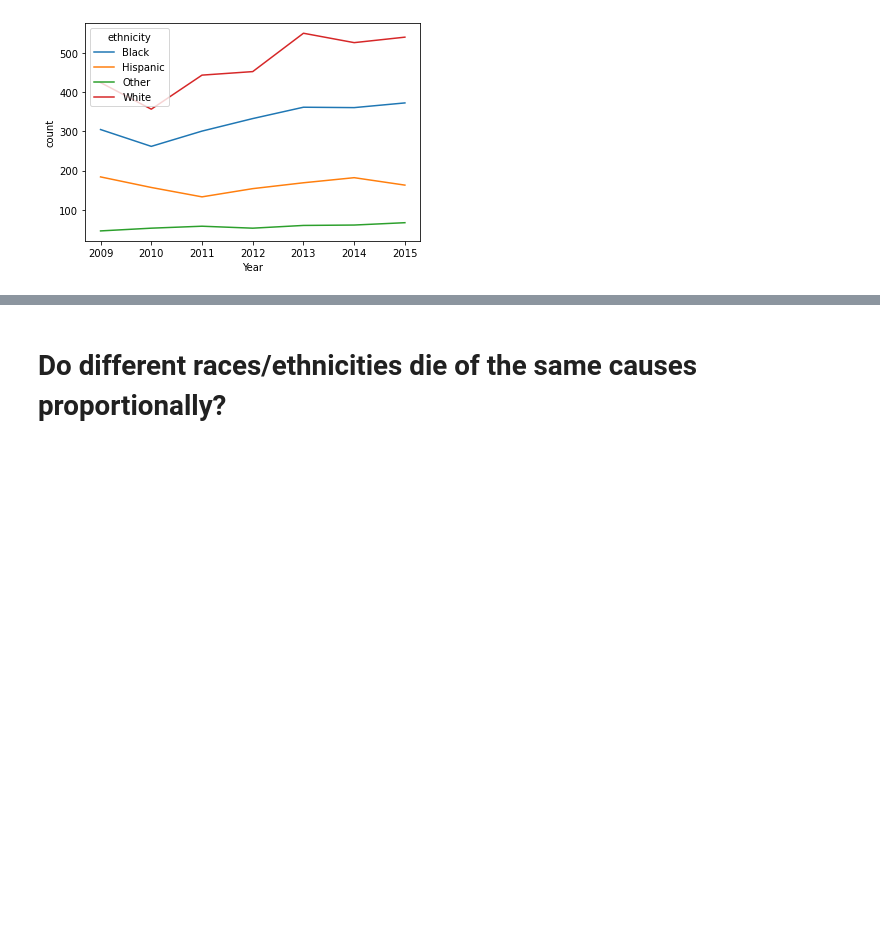
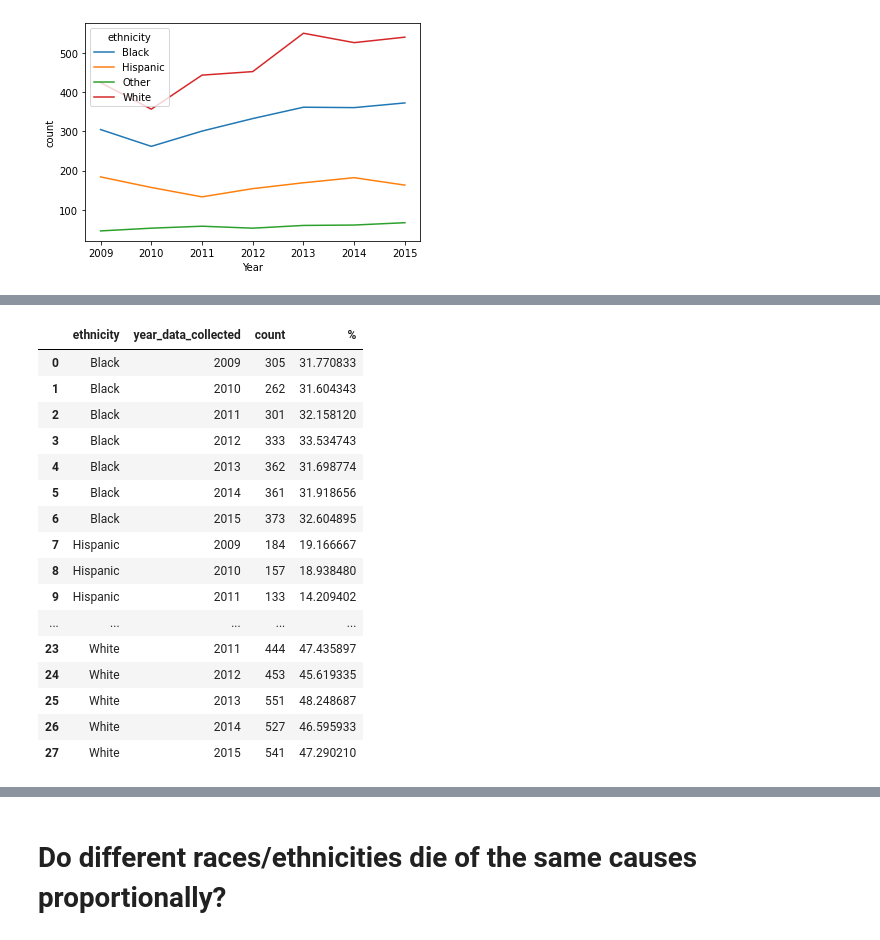
Before and after one commit to andrezafeu/maternal_mortality, a Jupyter notebook: EDA.ipynb, the cells around one changed output, grey strips where cells are left out. Saved outputs shown, nothing was run; the diff lists cells and outputs as text; code cells hidden in the pictures; blank space fills up the shorter version.

```diff
--- a/EDA.ipynb
+++ b/EDA.ipynb
@@ -323,0 +355,25 @@ Text(0.5, 0, 'Year')
+# %%
+df_grouped_by_ethnicity_and_year['%'] = df_grouped_by_ethnicity_and_year.apply(
+    lambda x:
+    int(x['count']) / int(df_deaths_by_year[df_deaths_by_year['year_data_collected'] == x['year_data_collected']]['total_count'])*100,
+    axis = 1
+)
+df_grouped_by_ethnicity_and_year
+# %% [output]
+|  | ethnicity | year_data_collected | count | % |
+| 0 | Black | 2009 | 305 | 31.770833 |
+| 1 | Black | 2010 | 262 | 31.604343 |
+| 2 | Black | 2011 | 301 | 32.158120 |
+| 3 | Black | 2012 | 333 | 33.534743 |
+| 4 | Black | 2013 | 362 | 31.698774 |
+| 5 | Black | 2014 | 361 | 31.918656 |
+| 6 | Black | 2015 | 373 | 32.604895 |
+| 7 | Hispanic | 2009 | 184 | 19.166667 |
+| 8 | Hispanic | 2010 | 157 | 18.938480 |
+| 9 | Hispanic | 2011 | 133 | 14.209402 |
+| ... | ... | ... | ... | ... |
+| 23 | White | 2011 | 444 | 47.435897 |
+| 24 | White | 2012 | 453 | 45.619335 |
+| 25 | White | 2013 | 551 | 48.248687 |
+| 26 | White | 2014 | 527 | 46.595933 |
+| 27 | White | 2015 | 541 | 47.290210 |
```
Also changed, not shown: parts of 33 cells of this notebook.
